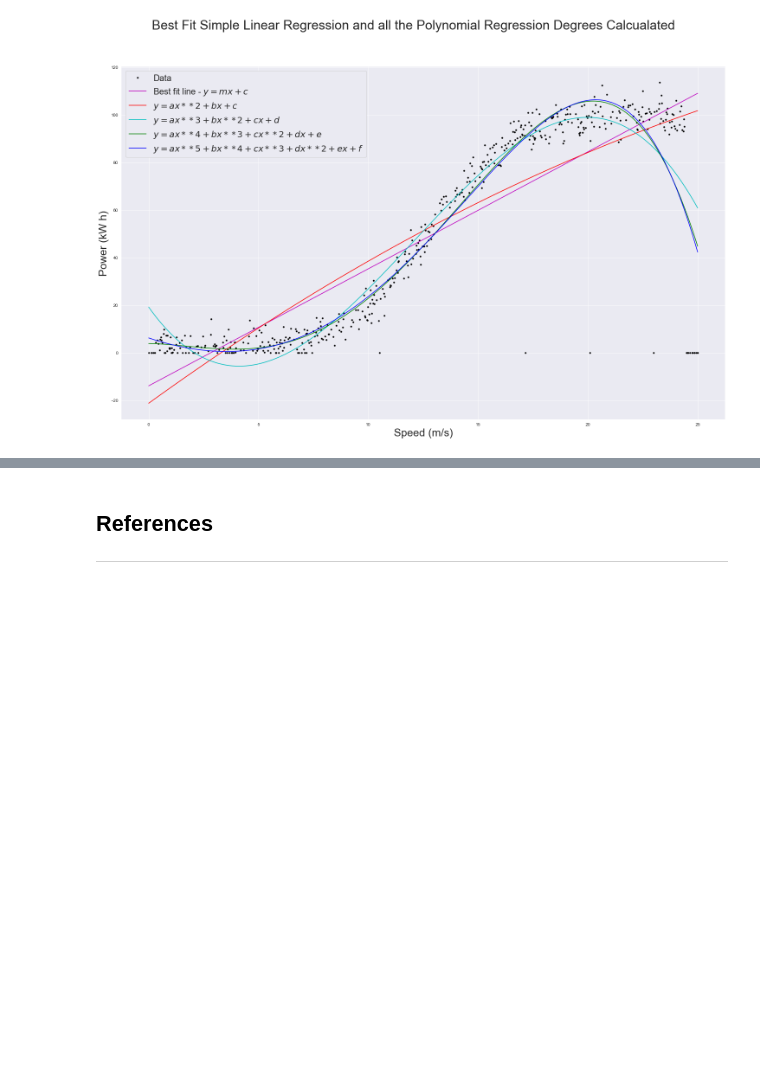
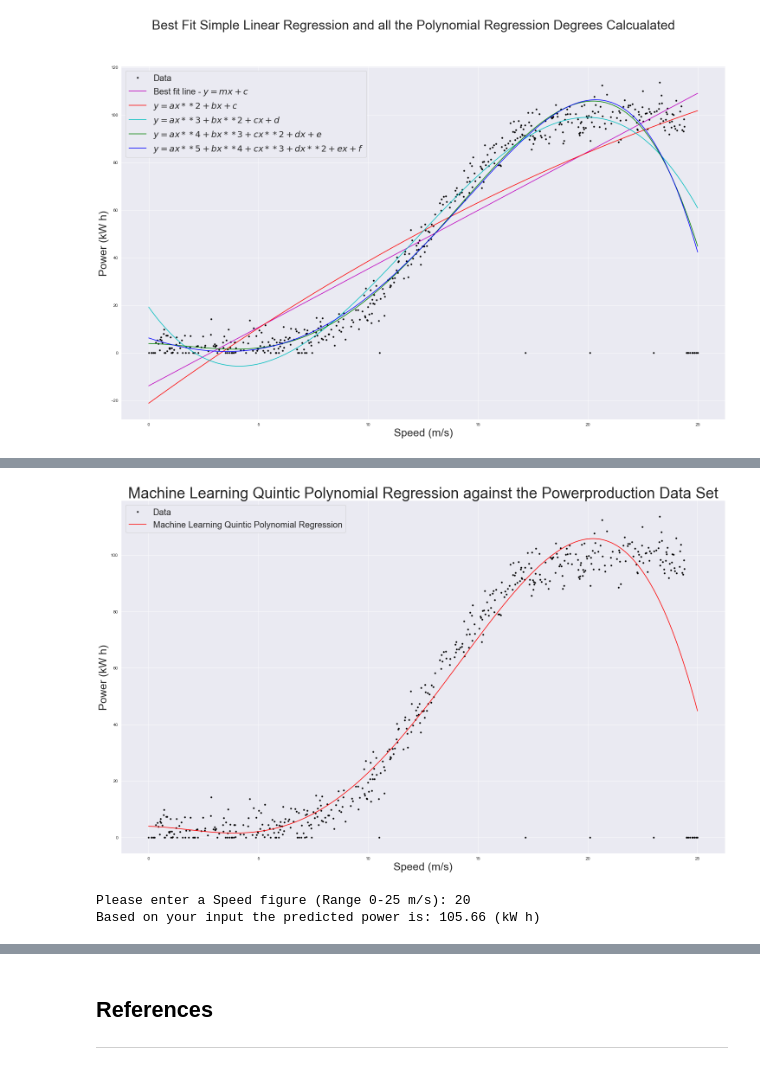
Before and after one commit to JPLee01/Fundamentals_of_Data_Analysis-Project_2020, a Jupyter notebook: Fundamentals of Data Analysis - Project 2020.ipynb, the cells around one changed output, grey strips where cells are left out. Cells and saved outputs as stored; diff of their text form; code cells hidden in the pictures; blank space fills up the shorter version.

```diff
--- a/Fundamentals of Data Analysis - Project 2020.ipynb
+++ b/Fundamentals of Data Analysis - Project 2020.ipynb
@@ -623,0 +657,57 @@ array([-2.91850218e-03,  9.31965285e-02, -4.33771545e-01, -1.66731072e-01,
+# %%
+#Import Train Test Split module from the Scikit-learn library to split the Data Set
+from sklearn.model_selection import train_test_split
+
+#Import PolynomialFeatures to fit a Polynomial Regression to the Data Set
+from sklearn.preprocessing import PolynomialFeatures
+
+#Slice the Data Set to include both columns (i.e. Speed and Power)
+X = powerproduction_dataset.iloc[:, 0:1].values
+
+#Slice the Data Set to inlcude the last column only (i.e. Power)
+y = powerproduction_dataset.iloc[:, 1].values
+
+#Divide the Data Set into two subsets; a Training and Test set (80% training, 20% test), set the Random State at 0
+X_train, X_test, y_train, y_test = train_test_split(X, y, test_size=0.2, random_state=0)
+
+#Fitting Polynomial Regression to the Data Set
+poly_reg = PolynomialFeatures(degree=4)
+X_poly = poly_reg.fit_transform(X)
+pol_reg = LinearRegression()
+pol_reg.fit(X_poly, y)
+
+# Visualizing the Polymonial Regression results
+plt.plot(powerproduction_dataset['speed'], powerproduction_dataset['power'], 'k.', label='Data')
+plt.plot(X, pol_reg.predict(poly_reg.fit_transform(X)), 'r-', label='Machine Learning Quintic Polynomial Regression')
+
+#Insert a legend
+plt.legend(fontsize=20)
+
+#Insert a Title
+plt.title('Machine Learning Quintic Polynomial Regression against the Powerproduction Data Set', fontsize=35)
+
+#Label the Axis
+plt.xlabel('Speed (m/s)', fontsize=25)
+plt.ylabel('Power (kW h)', fontsize=25)
+
+#Disply the Plot
+plt.show()
+
+#The user is asked to enter a Speed Value
+a = float(input("Please enter a Speed figure (Range 0-25 m/s): "))
+
+#A prediction is made based on the users input
+prediction = pol_reg.predict(poly_reg.fit_transform([[a]]))
+
+#Round the prediction to 2 decimal places
+prediction_round = np.around((prediction),2)
+
+#Remove the Square Bracket from the list
+prediction_round = str(prediction_round)[1:-1]
+
+#The result of the prediction is displayed
+print("Based on your input the predicted power is:", prediction_round, "(kW h)")
+# %% [output]
+[figure, added]
+Please enter a Speed figure (Range 0-25 m/s): 20
+Based on your input the predicted power is: 105.66 (kW h)
```
Also changed, not shown: parts of 16 cells of this notebook.
